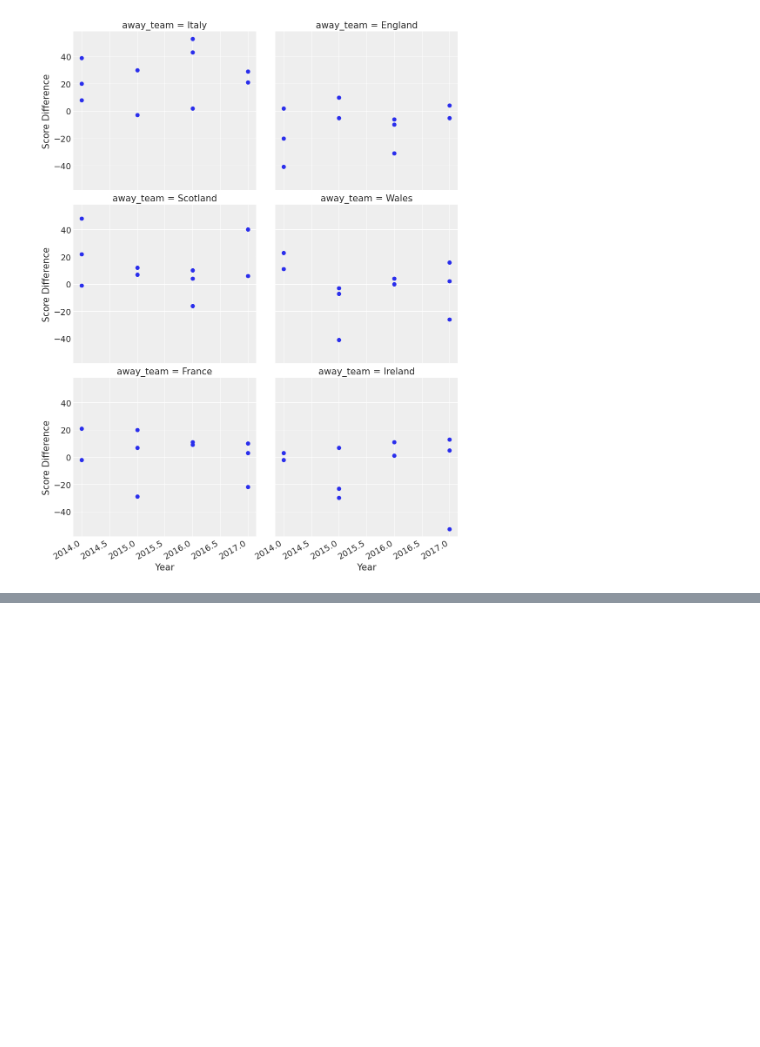
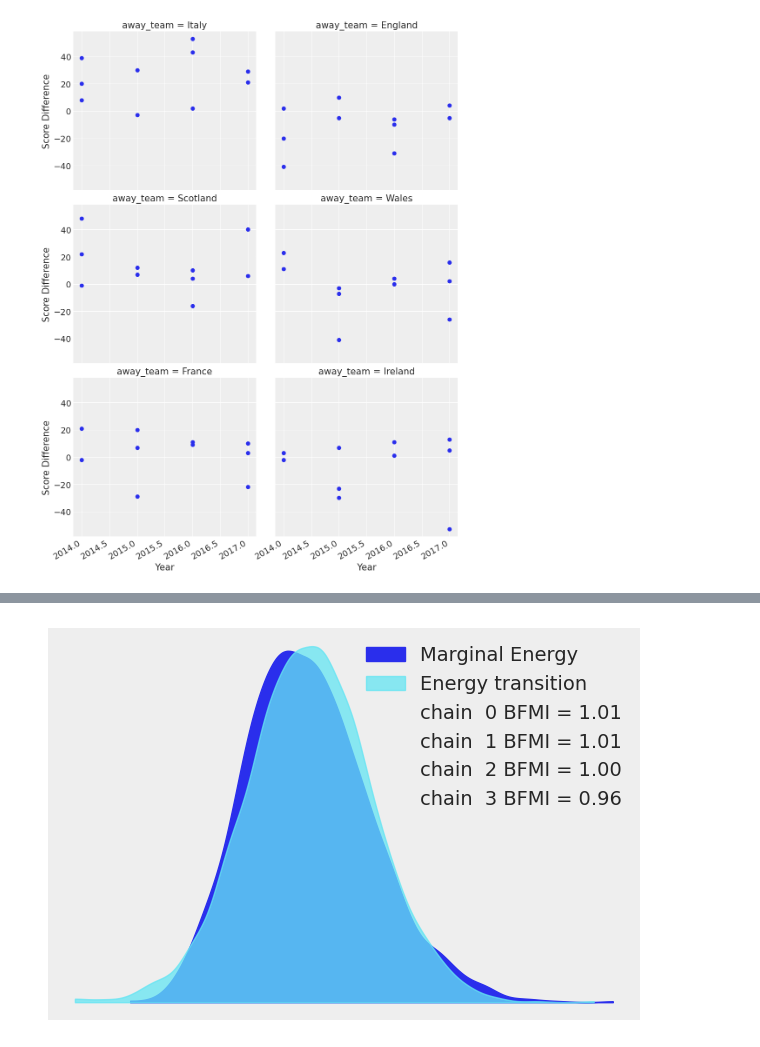
Before and after one commit to AJvdMerwe/PyMC, a Jupyter notebook: Rugby_analysis.ipynb, the cells around one changed output, grey strips where cells are left out. Cells and saved outputs as stored; diff of their text form; code cells hidden in the pictures; blank space fills up the shorter version.

```diff
--- a/Rugby_analysis.ipynb
+++ b/Rugby_analysis.ipynb
@@ -208,0 +266,4 @@ g.fig.autofmt_xdate()
+# %%
+az.plot_energy(trace, figsize=(6, 4));
+# %% [output]
+[figure, added]
```
Also changed, not shown: parts of 20 cells of this notebook.
